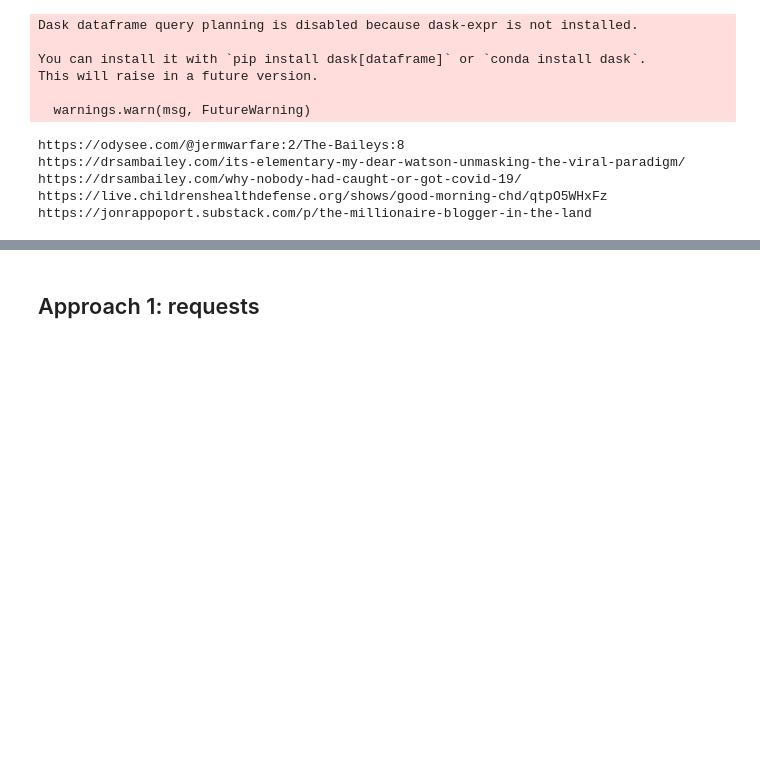
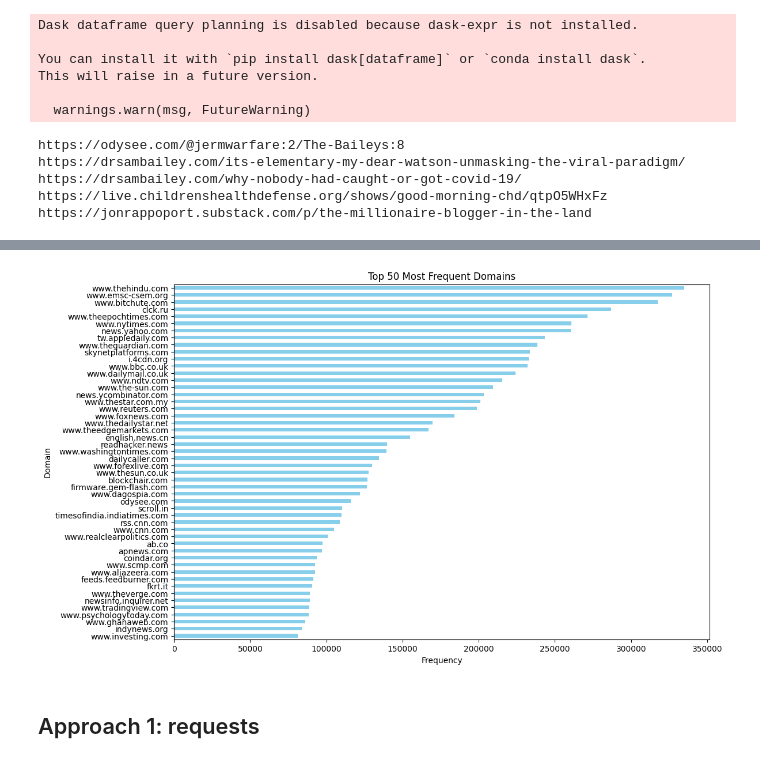
Before and after one commit to Raphaaella/MA_Thesis, a Jupyter notebook: 01_code/scrape_headers.ipynb, the cells around one changed output, grey strips where cells are left out. Saved outputs shown, nothing was run; the diff lists cells and outputs as text; code cells hidden in the pictures; blank space fills up the shorter version.

```diff
--- a/01_code/scrape_headers.ipynb
+++ b/01_code/scrape_headers.ipynb
@@ -32,0 +102,30 @@ https://jonrappoport.substack.com/p/the-millionaire-blogger-in-the-land
+# %%
+social_media_domains = [
+    'facebook.com', 'instagram.com', 'linkedin.com',
+    'tiktok.com', 'snapchat.com',
+    'youtube.com', 'youtu.be',
+    'twitter.com', 't.co', 't.me',
+    'reddit.com', 'redd.it',
+    'google.com', 'feedproxy.google.com', 'goo.gl',
+    # 'bit.ly', 'tinyurl.com', 'ow.ly', 'buff.ly', 'shorte.st', 'is.gd'
+    'amzn.to', 'rumble.com', 'boards.4chan.org', '4chan.org',
+    'telegra.ph', 'ift.tt' # ift.tt link compression
+]
+
+# Function to check if a URL is from a social media site
+def is_social_media(url):
+    try:
+        return any(domain in url for domain in social_media_domains)
+    except:
+        return None
+
+tqdm.pandas()
+
+# Filter out rows where the URL is from a social media site
+urls_filtered = urls[~urls['url'].apply(is_social_media)]
+
+# Check the cleaned DataFrame
+print(urls_filtered.head())
+
+num_social_media = len(urls) - len(urls_filtered)
+print(f"Number of URLs filtered out: {num_social_media}")
@@ -33,3 +147,17 @@ https://jonrappoport.substack.com/p/the-millionaire-blogger-in-the-land
+# %%
+# Get the top 50 most frequent domains
+top_domains = urls_filtered['domain'].value_counts().head(50)
+
+# Plot the histogram
+plt.figure(figsize=(12, 8))
+top_domains.plot(kind='barh', color='skyblue')
+plt.title('Top 50 Most Frequent Domains')
+plt.xlabel('Frequency')
+plt.ylabel('Domain')
+plt.gca().invert_yaxis()  # Invert y-axis for better visualization
+plt.show()
+# %% [output]
+[figure, added]
 # %% [markdown]
 ## Approach 1: requests
 # %%
```
Also changed, not shown: parts of 13 cells of this notebook, 3 other files.
